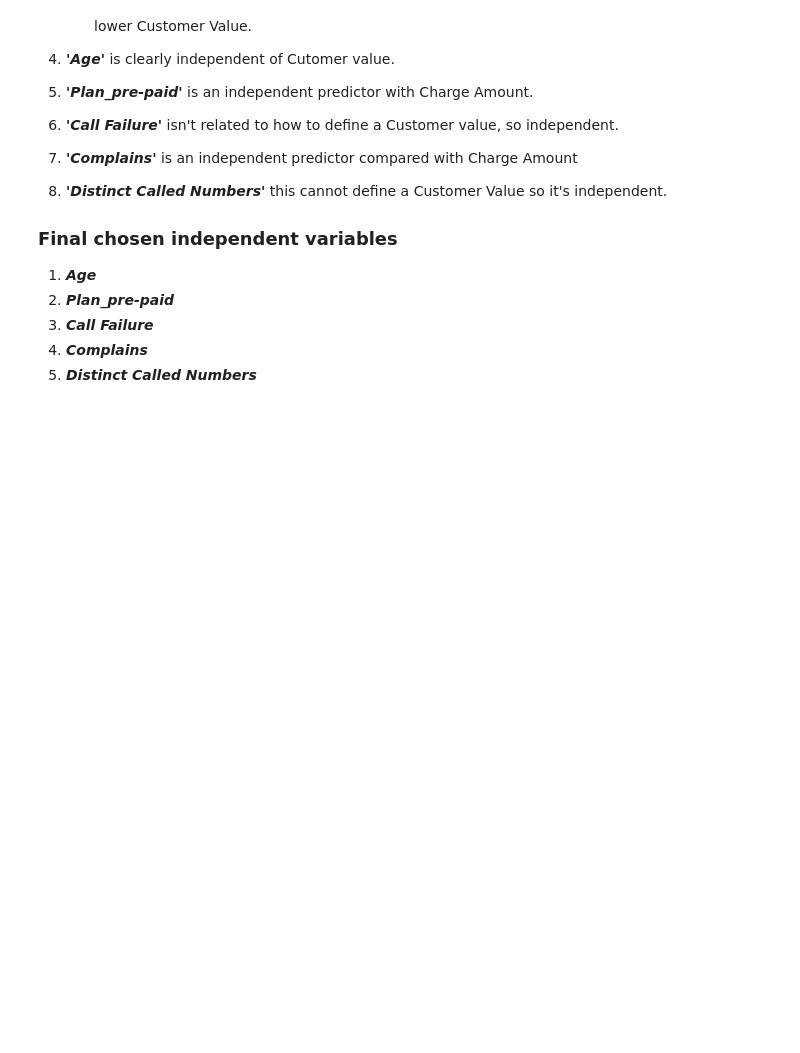
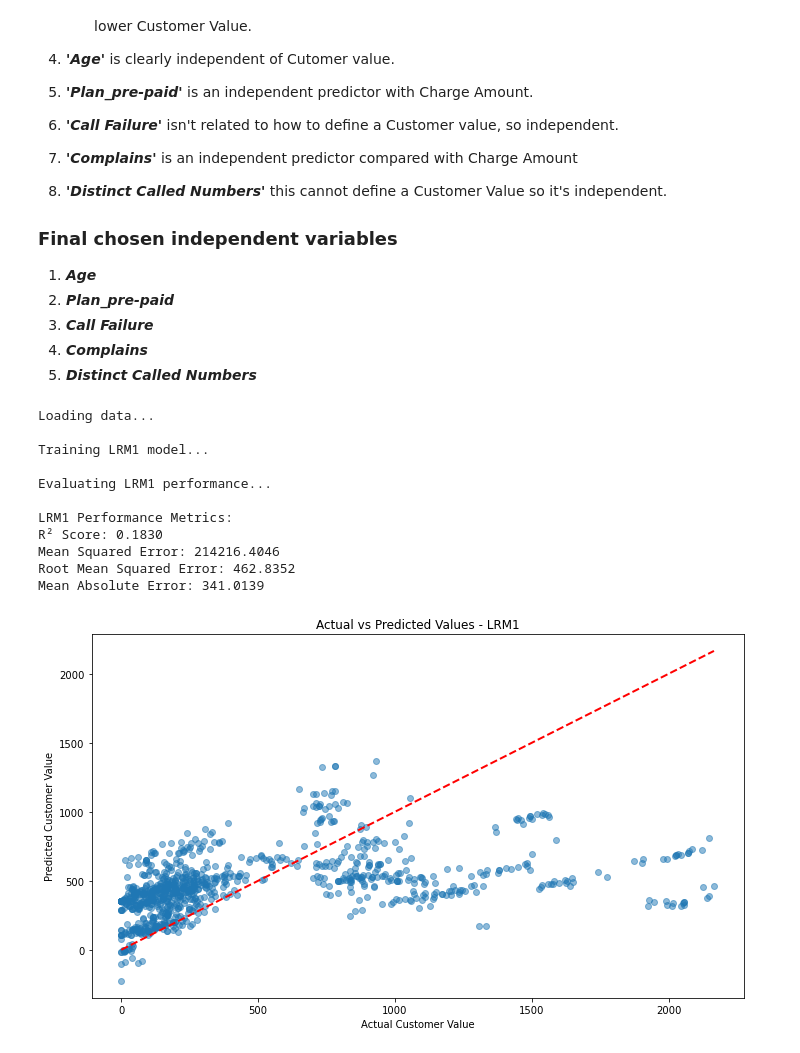
Before and after one commit to osamaps518/supervised, a Jupyter notebook: notebooks/Regression-LRM1.ipynb, the cells around one changed output. Saved outputs shown, nothing was run; the diff lists cells and outputs as text; code cells hidden in the pictures; blank space fills up the shorter version.

Commit message:
First task of linear regression is now done

```diff
--- a/notebooks/Regression-LRM1.ipynb
+++ b/notebooks/Regression-LRM1.ipynb
@@ -27,3 +27,60 @@
 3. ***Call Failure***
 4. ***Complains***
 5. ***Distinct Called Numbers***
+# %%
+import numpy as np
+import pandas as pd
+from models.LinearRegressionModel import LinearRegressionModel
+
+
+def main():
+    """
+    Implementation of LRM1: predicting Customer Value using all independent attributes
+    """
+    # Load the prepared data
+    print("Loading data...")
+    train_df = pd.read_csv('../data/train.csv')
+    test_df  = pd.read_csv('../data/test.csv')
+
+    independent_features = ['Age', 'Plan_pre-paid', 'Call Failure',
+                          'Complains', 'Distinct Called Numbers']
+
+    X_train = train_df[independent_features]
+    y_train = train_df['Customer Value']
+    X_test = test_df[independent_features]
+    y_test = test_df['Customer Value']
+
+    # Create and train LRM1
+    print("\nTraining LRM1 model...")
+    lrm1 = LinearRegressionModel(model_name="LRM1")
+    lrm1.fit(X_train, y_train)
+
+    # Evaluate the model
+    print("\nEvaluating LRM1 performance...")
+    metrics, predictions = lrm1.evaluate(X_test, y_test)
+
+    # Print results
+    print("\nLRM1 Performance Metrics:")
+    print(f"R² Score: {metrics['r2_score']:.4f}")
+    print(f"Mean Squared Error: {metrics['mse']:.4f}")
+    print(f"Root Mean Squared Error: {metrics['rmse']:.4f}")
+    print(f"Mean Absolute Error: {metrics['mae']:.4f}")
+
+    # Plot predictions
+    lrm1.plot_predictions(y_test, predictions)
+
+if __name__ == "__main__":
+    main()
+# %% [output]
+Loading data...
+
+Training LRM1 model...
+
+Evaluating LRM1 performance...
+
+LRM1 Performance Metrics:
+R² Score: 0.1830
+Mean Squared Error: 214216.4046
+Root Mean Squared Error: 462.8352
+Mean Absolute Error: 341.0139
+[figure, added]
```
Also changed, not shown: parts of 3 cells of this notebook, 9 other files.
